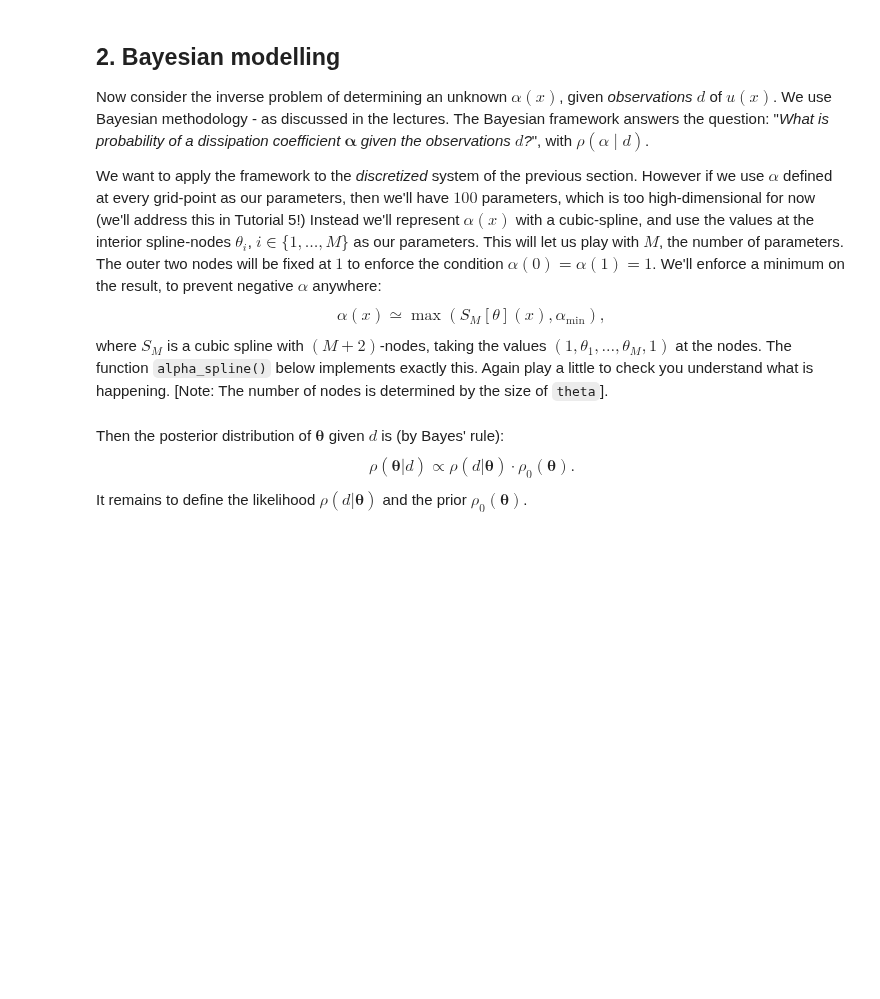
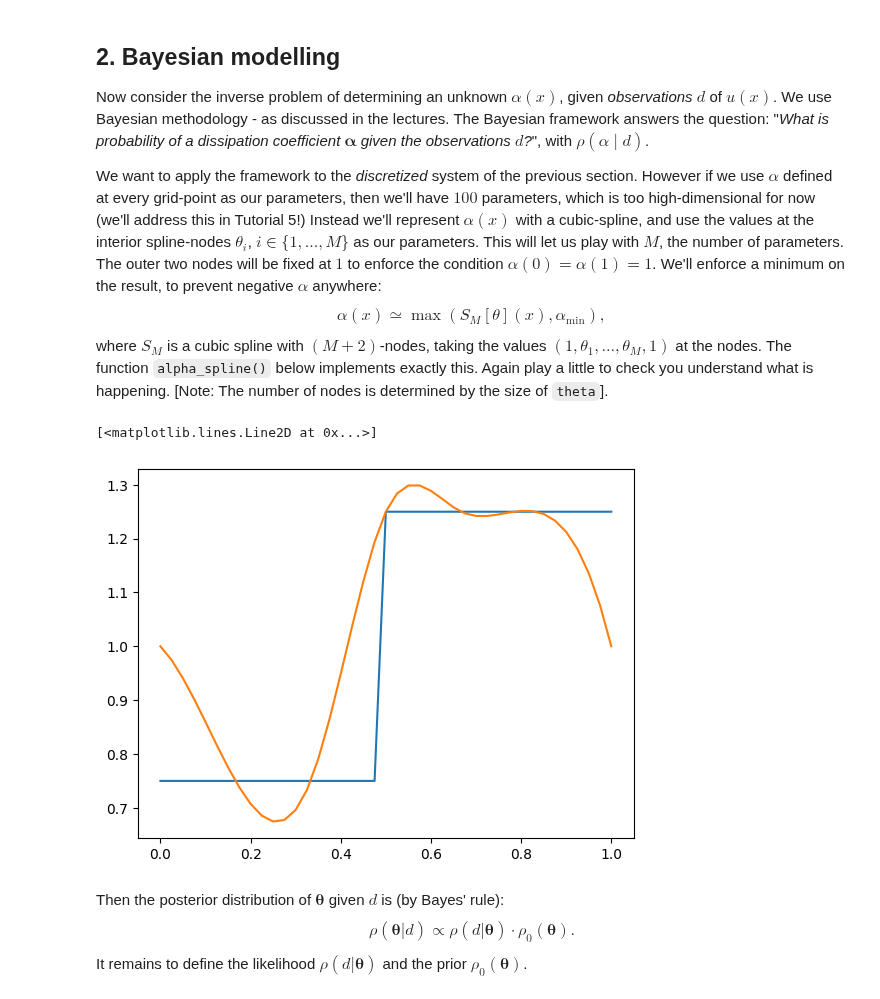
Before and after one commit to msahirs/CFD_IV, a Jupyter notebook: Tutorial3.ipynb, the cells around one changed output. Drawn from its saved outputs; the diff is of its cells as text; code cells hidden in the pictures; blank space fills up the shorter version.

```diff
--- a/Tutorial3.ipynb
+++ b/Tutorial3.ipynb
@@ -145,20 +196,35 @@ where $S_M$ is a cubic spline with $(M+2)$-nodes, taking the values $(1, \theta_
 # %%
 from scipy.interpolate import CubicSpline
 def alpha_spline(xx, theta):
     """
     Cubic-spline in 1d taking values theta at uniformly spaced nodes on [0,1].
 
     Args:
         xx (ndarray): Locations at which to evaluate spline.
         theta (ndarray): Values of spline at interior nodes (to interpolate). Dimension M.
     Return:
         s (ndarray): Value of spline at locations xx.  Same shape as xx.
     """
     M = theta.shape[0]
-    thetamod = np.ones(M+2); thetamod[1:-1] = theta  # Extend theta with endpoints
+    thetamod = np.ones(M+2)
+    thetamod[1:-1] = theta  # Extend theta with endpoints
     alpha_min = 0.01  # Lower cut-off for alpha
     xnodes = np.linspace(0,1,M+2)  # Nodes of spline
     return np.clip( CubicSpline(xnodes, thetamod)(xx), alpha_min, None )
+
+N_spline = 40
+xx = np.linspace(0,1, N_spline+1)
+alpha_4 = np.ones(N_spline+1)
+alpha_4[xx < 0.5] = 0.75
+alpha_4[xx >= 0.5] = 1.25
+alpha_test = alpha_4
+alpha_test_spline = alpha_spline(xx,alpha_test[::10])
+
+plt.plot(xx,alpha_test)
+plt.plot(xx,alpha_test_spline)
+# %% [output]
+[<matplotlib.lines.Line2D at 0x...>]
+[figure, added]
 # %% [markdown]
 Then the posterior distribution of $\boldsymbol{\theta}$ given $d$ is (by Bayes' rule):
 $$
```
Also changed, not shown: parts of 6 cells of this notebook, 1 other file.
